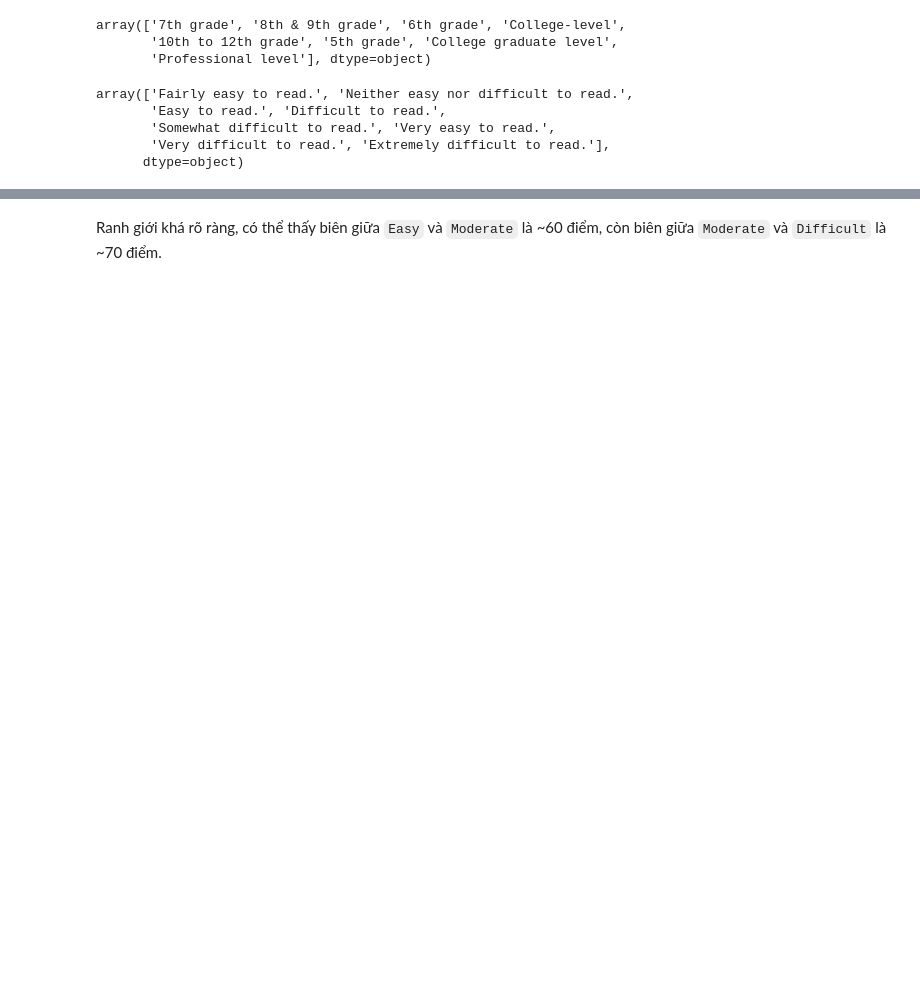
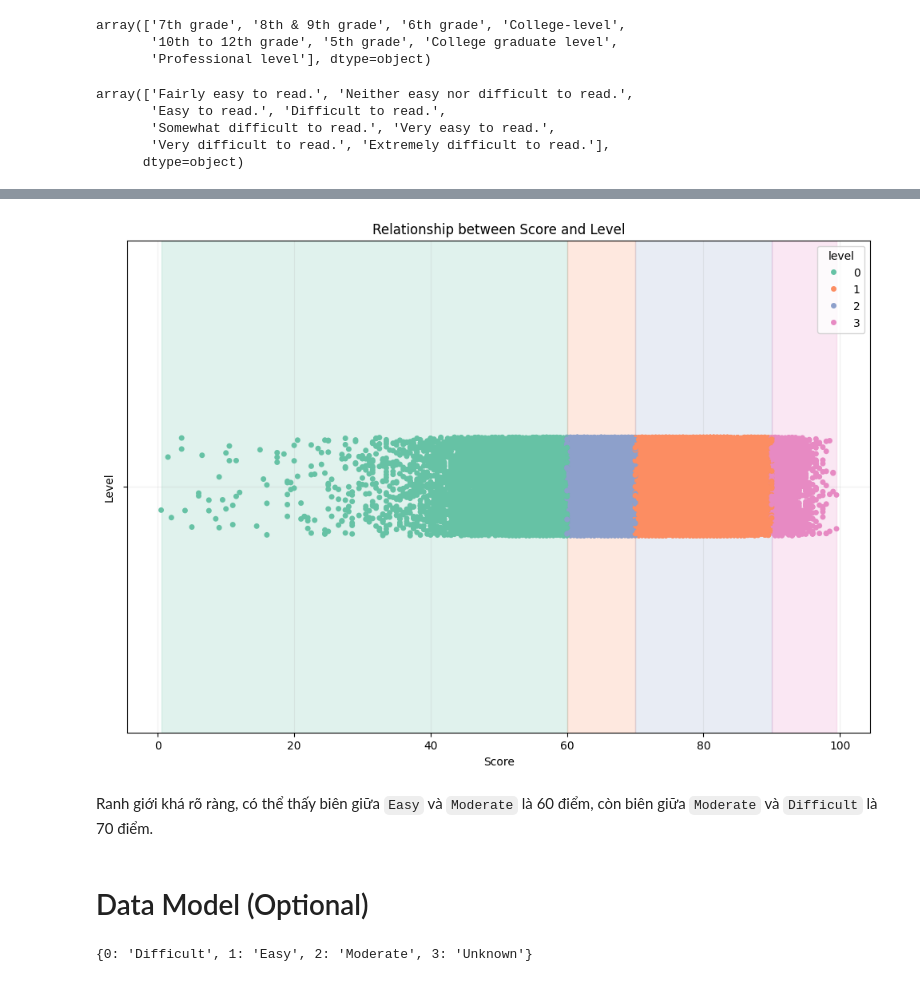
Before and after one commit to TempWiz/I2DS---Final-Project-Book-Recommandation-System, a Jupyter notebook: Final.ipynb, the cells around one changed output, grey strips where cells are left out. Saved outputs shown, nothing was run; the diff lists cells and outputs as text; code cells hidden in the pictures; blank space fills up the shorter version.

```diff
--- a/Final.ipynb
+++ b/Final.ipynb
@@ -132,0 +163,17 @@ plt.show()
+# %%
+# Compute score ranges for each class
+class_ranges = temp.groupby('level')['score'].agg(['min', 'max']).sort_values('min')
+print("Class Ranges:\n", class_ranges)
+
+# Compute boundaries between classes
+boundaries = []
+previous_max = None
+
+for idx, row in class_ranges.iterrows():
+    if previous_max is not None:
+        # Boundary is the midpoint between the previous max and the current min
+        boundary = (previous_max + row['min']) / 2
+        boundaries.append(boundary)
+    previous_max = row['max']
+
+print("Computed Boundaries:", boundaries)
@@ -133,2 +189,24 @@ plt.show()
+# %%
+# Plot
+plt.figure(figsize=(12, 8))
+sns.stripplot(data=temp, x=temp['score'], hue=temp['level'], palette='Set2')
+plt.xlabel('Score')
+plt.ylabel('Level')
+plt.title('Relationship between Score and Level')
+
+colors = sns.color_palette("Set2", len(class_ranges))
+
+# Add shaded regions between boundaries
+start = class_ranges['min'].iloc[0]  # Start of the first class range
+for i, boundary in enumerate(boundaries + [class_ranges['max'].iloc[-1]]):  # Include the last max as an endpoint
+    plt.axvspan(start, boundary, color=colors[i], alpha=0.2)  # Add translucent shading
+    start = boundary  # Update start for the next region
+
+plt.grid(alpha=0.2)
+plt.show()
+# %% [output]
+[figure, added]
 # %% [markdown]
-Ranh giới khá rõ ràng, có thể thấy biên giữa `Easy` và `Moderate` là ~60 điểm, còn biên giữa `Moderate` và `Difficult` là ~70 điểm.
+Ranh giới khá rõ ràng, có thể thấy biên giữa `Easy` và `Moderate` là 60 điểm, còn biên giữa `Moderate` và `Difficult` là 70 điểm.
+# %% [markdown]
+# Data Model (Optional)
@@ -134,0 +228,4 @@ Ranh giới khá rõ ràng, có thể thấy biên giữa `Easy` và `Moderate`
+# %%
+number_to_classname
+# %% [output]
+{0: 'Difficult', 1: 'Easy', 2: 'Moderate', 3: 'Unknown'}
```
Also changed, not shown: parts of 16 cells of this notebook.
